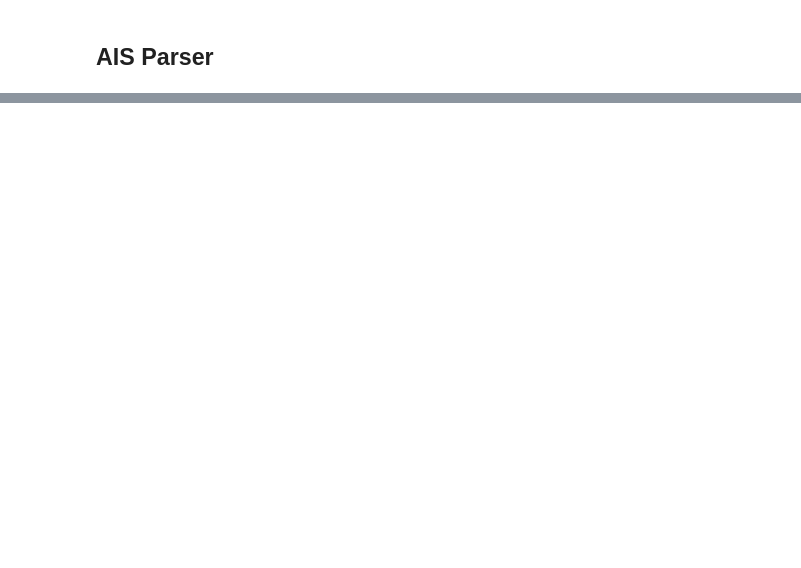
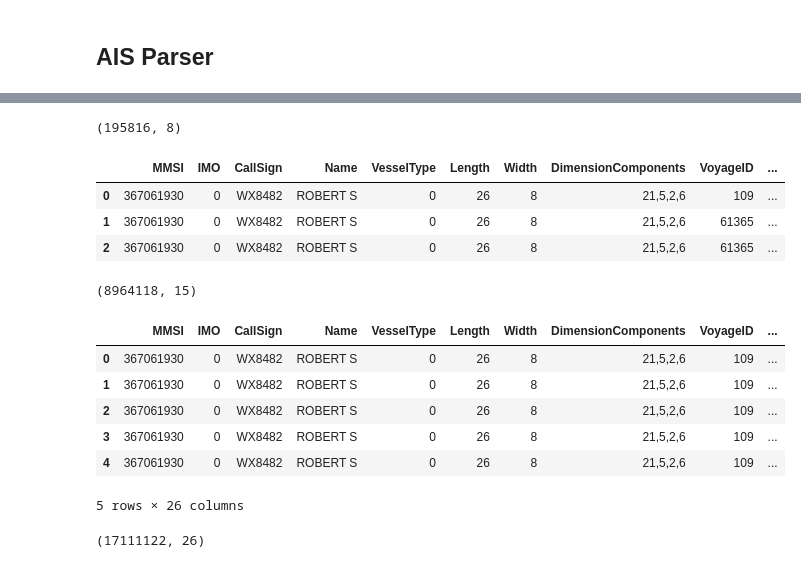
Before and after one commit to att-vault/vault, a Jupyter notebook: Notebook/AIS_Parser.ipynb, the cells around one changed output, grey strips where cells are left out. Drawn from its saved outputs; the diff is of its cells as text; code cells hidden in the pictures; blank space fills up the shorter version.

```diff
--- a/Notebook/AIS_Parser.ipynb
+++ b/Notebook/AIS_Parser.ipynb
@@ -62,0 +87,3 @@ ais.drop_duplicates('CallSign').head()
+# %%
+Broadcast = pd.read_csv(WorkingFolder + "Zone10_2009_01.gdb/output.csv", sep=",")
+Broadcast.head(3)
@@ -62,0 +99,3 @@ ais.drop_duplicates('CallSign').head()
+# %%
+Vessel = pd.read_csv(WorkingFolder + "Zone10_2009_01.gdb/Vessel.csv", sep=",")
+Vessel.head(3)
@@ -62,0 +111,3 @@ ais.drop_duplicates('CallSign').head()
+# %%
+Voyage = pd.read_csv(WorkingFolder + "Zone10_2009_01.gdb/Voyage.csv", sep=",")
+Voyage.head(3)
@@ -62,0 +119,31 @@ ais.drop_duplicates('CallSign').head()
+# %%
+Voyage.shape
+# %% [output]
+(195816, 8)
+# %%
+df = Vessel.merge(Voyage, left_on='MMSI', right_on='MMSI', how='inner')
+df.head(3)
+# %% [output]
+|  | MMSI | IMO | CallSign | Name | VesselType | Length | Width | DimensionComponents | VoyageID | ... |
+| 0 | 367061930 | 0 | WX8482 | ROBERT S | 0 | 26 | 8 | 21,5,2,6 | 109 | ... |
+| 1 | 367061930 | 0 | WX8482 | ROBERT S | 0 | 26 | 8 | 21,5,2,6 | 61365 | ... |
+| 2 | 367061930 | 0 | WX8482 | ROBERT S | 0 | 26 | 8 | 21,5,2,6 | 61365 | ... |
+# %%
+df.shape
+# %% [output]
+(8964118, 15)
+# %%
+df = df.merge(Broadcast, left_on=["MMSI", "VoyageID"], right_on=["MMSI", "VoyageID"], how="inner")
+df.head()
+# %% [output]
+|  | MMSI | IMO | CallSign | Name | VesselType | Length | Width | DimensionComponents | VoyageID | ... |
+| 0 | 367061930 | 0 | WX8482 | ROBERT S | 0 | 26 | 8 | 21,5,2,6 | 109 | ... |
+| 1 | 367061930 | 0 | WX8482 | ROBERT S | 0 | 26 | 8 | 21,5,2,6 | 109 | ... |
+| 2 | 367061930 | 0 | WX8482 | ROBERT S | 0 | 26 | 8 | 21,5,2,6 | 109 | ... |
+| 3 | 367061930 | 0 | WX8482 | ROBERT S | 0 | 26 | 8 | 21,5,2,6 | 109 | ... |
+| 4 | 367061930 | 0 | WX8482 | ROBERT S | 0 | 26 | 8 | 21,5,2,6 | 109 | ... |
+5 rows × 26 columns
+# %%
+df.shape
+# %% [output]
+(17111122, 26)
```
Also changed, not shown: parts of 20 cells of this notebook, 1 other file.
